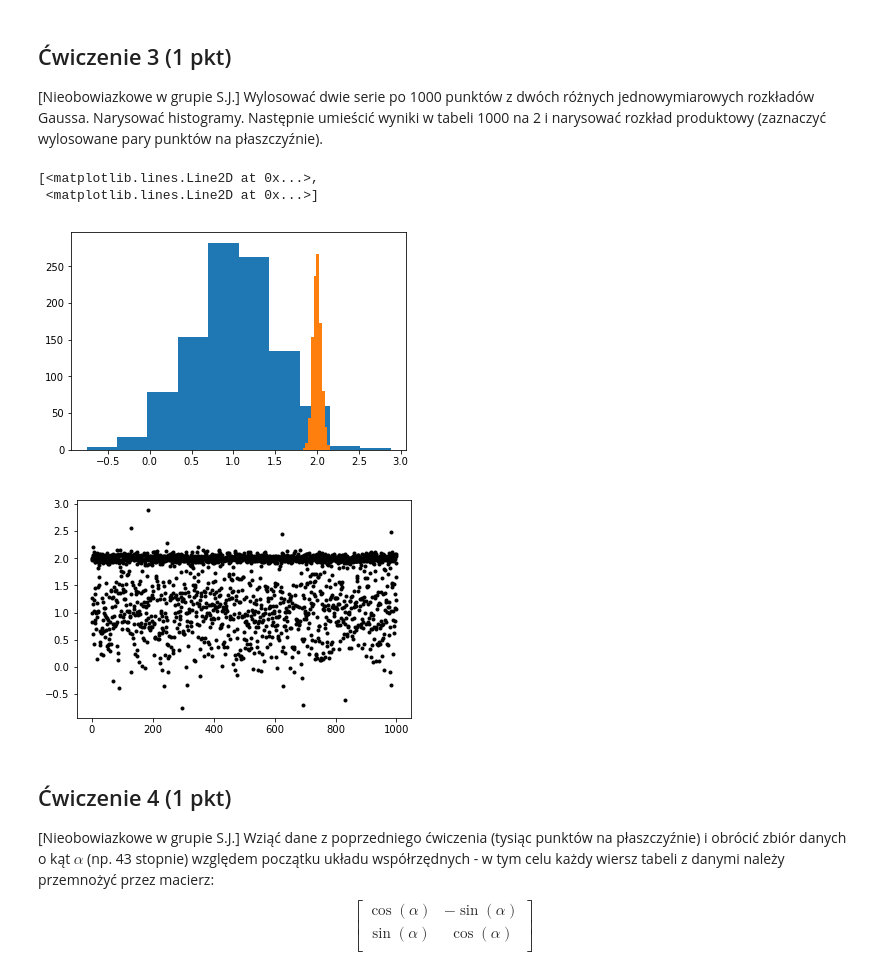
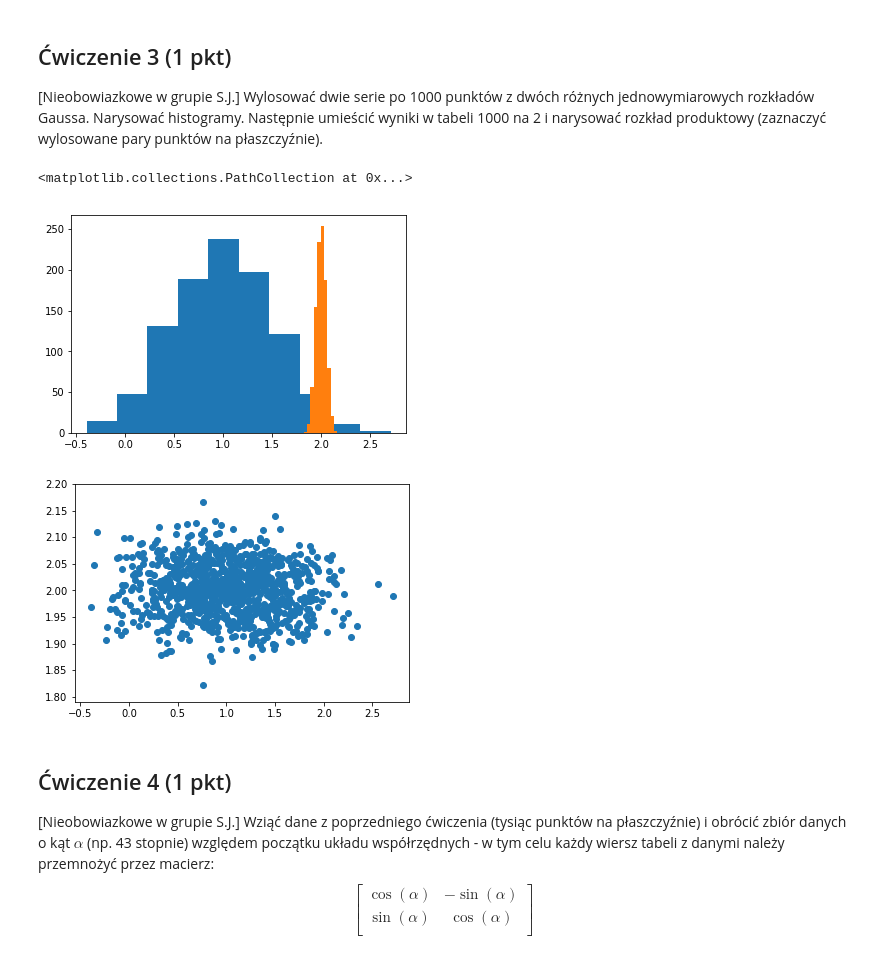
Before and after one commit to anyashka/MachineLearningUJ, a Jupyter notebook: L2b.ipynb, the cells around one changed output. Saved outputs shown, nothing was run; the diff lists cells and outputs as text; code cells hidden in the pictures.

```diff
--- a/L2b.ipynb
+++ b/L2b.ipynb
@@ -181,20 +181,19 @@ Rozkład Gaussa można przesuwać, obracać i rozciągać (transformacje afinicz
 # %%
 # spodziewany wynik - elipsa o osiach ustawionych równolegle do osi układu współrzędnych
 p1 = np.random.normal(1.0, 0.5, 1000)
 p2 = np.random.normal(2.0, 0.05, 1000)
 
 plt.figure()
 plt.hist(p1)
 plt.hist(p2)
 
 plt.figure()
-table = [(p1[i], p2[i]) for i in range(0, len(p1))]
-plt.plot(table, marker='.', color='k', linestyle='none')
+table = np.array([(p1[i], p2[i]) for i in range(0, len(p1))])
+plt.scatter(table[:,0], table[:,1])
 # %% [output]
-[<matplotlib.lines.Line2D at 0x...>,
- <matplotlib.lines.Line2D at 0x...>]
+<matplotlib.collections.PathCollection at 0x...>
-[figure, old version]
+[figure, new version]
-[figure, old version]
+[figure, new version]
 # %% [markdown]
 ## Ćwiczenie 4 (1 pkt)
 
```
Also changed, not shown: parts of 2 cells of this notebook, 1 other file.
